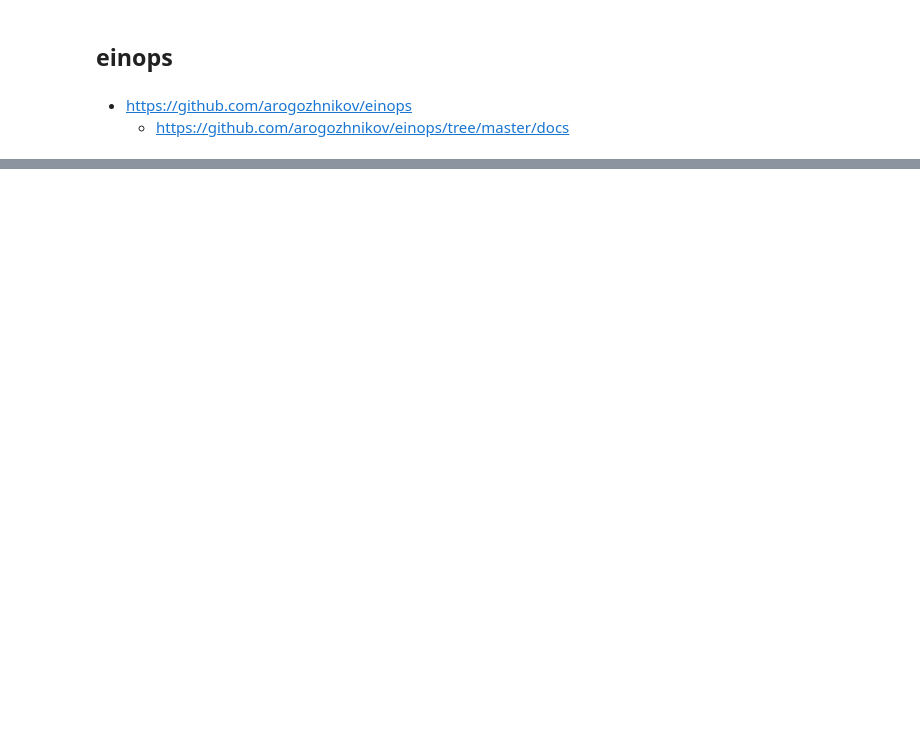
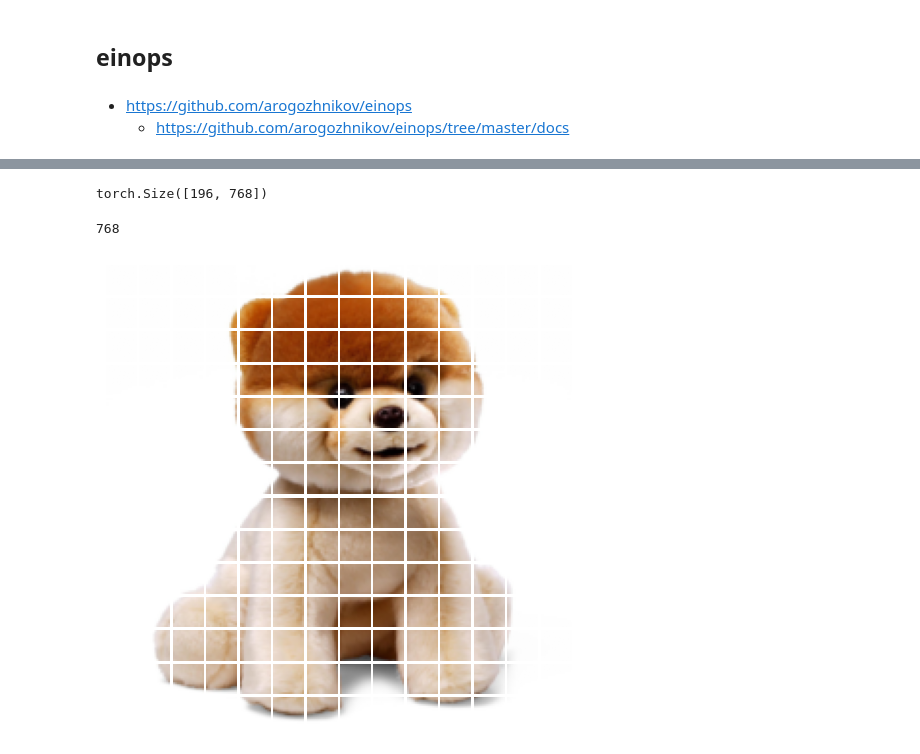
Before and after one commit to chunhuizhang/llm_aigc, a Jupyter notebook: tutorials/nn_basics/einsum_supp_einops_初步.ipynb, the cells around one changed output, grey strips where cells are left out. Cells and saved outputs as stored; diff of their text form; code cells hidden in the pictures; blank space fills up the shorter version.

```diff
--- a/tutorials/nn_basics/einsum_supp_einops_初步.ipynb
+++ b/tutorials/nn_basics/einsum_supp_einops_初步.ipynb
@@ -59,0 +69,23 @@ tensor([6, 1])
+# %%
+transform = transforms.Compose(
+    [
+        transforms.Resize((224, 224)),
+#         transforms.RandomResizedCrop(224),
+#         transforms.RandomHorizontalFlip(),
+        transforms.ToTensor(),
+    ]
+)
+# %%
+img = transform(image)
+# %%
+patch_sz = 16
+# %%
+x_patch = rearrange(img, 'c (h p1) (w p2) -> (h w) (p1 p2 c)', p1=patch_sz, p2=patch_sz)
+# %%
+x_patch.shape
+# %% [output]
+torch.Size([196, 768])
+# %%
+16*16*3
+# %% [output]
+768
@@ -59,0 +94,16 @@ tensor([6, 1])
+# %%
+plt.figure(figsize=(6, 6))
+
+for i, patch in enumerate(x_patch):
+    # 将patch的形状从 (p1*p2*c) 调整为 (p1, p2, c) 以便于matplotlib可以正确绘制
+    patch_img = patch.reshape(patch_sz, patch_sz, 3)
+
+    # 添加subplot
+    plt.subplot(14, 14, i+1)
+    plt.imshow(patch_img)
+    plt.axis('off')  # 不显示坐标轴
+plt.subplots_adjust(wspace=0.1, hspace=0.1)
+# plt.tight_layout()
+plt.show()
+# %% [output]
+[figure, added]
```
Also changed, not shown: parts of 21 cells of this notebook, 3 other files.
